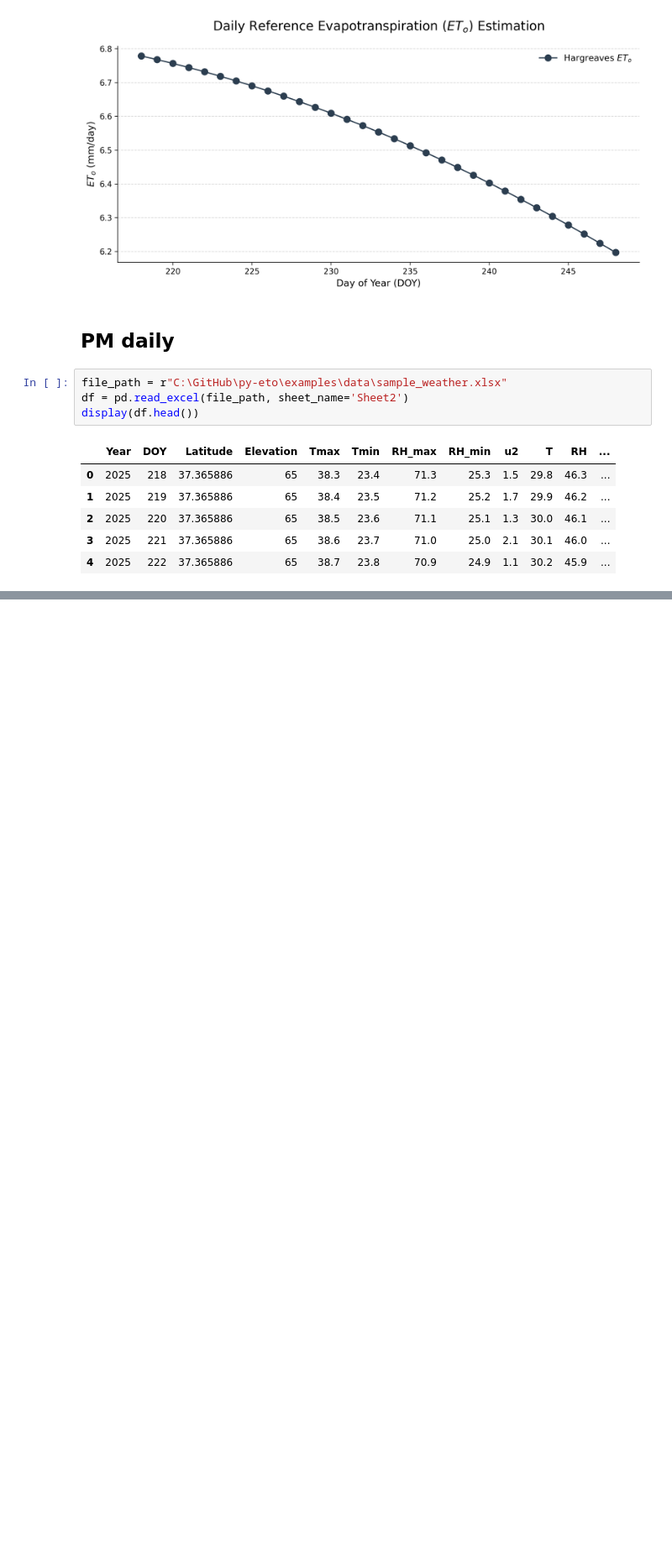
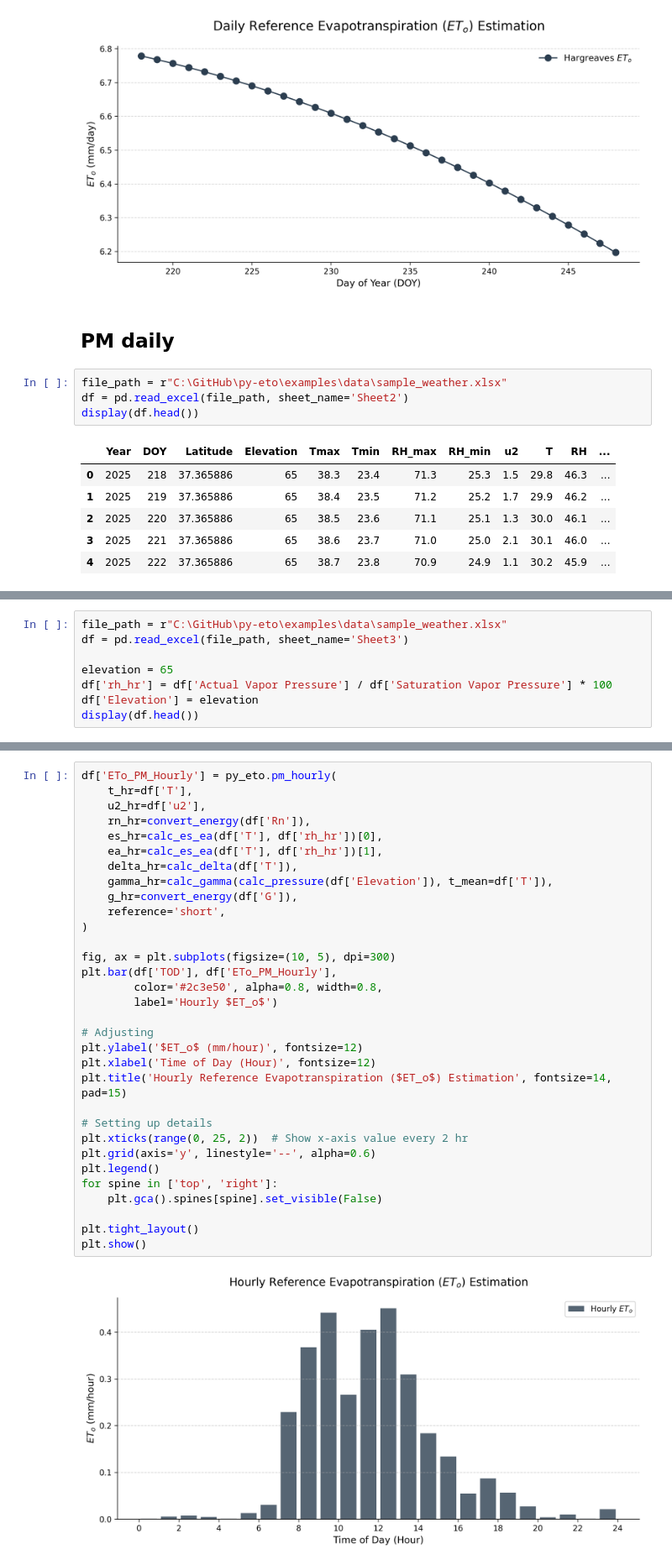
Before and after one commit to RuiGao9/py-eto, a Jupyter notebook: examples/eto_playground.ipynb, the cells around one changed output, grey strips where cells are left out. Shown at 84% size. Cells and saved outputs as stored; diff of their text form; blank space fills up the shorter version.

```diff
--- a/examples/eto_playground.ipynb
+++ b/examples/eto_playground.ipynb
@@ -99,0 +102,8 @@ plt.show()
+# %%
+file_path = r"C:\GitHub\py-eto\examples\data\sample_weather.xlsx"
+df = pd.read_excel(file_path, sheet_name='Sheet3')
+
+elevation = 65
+df['rh_hr'] = df['Actual Vapor Pressure'] / df['Saturation Vapor Pressure'] * 100
+df['Elevation'] = elevation
+display(df.head())
@@ -99,0 +118,34 @@ plt.show()
+# %%
+df['ETo_PM_Hourly'] = py_eto.pm_hourly(
+    t_hr=df['T'],
+    u2_hr=df['u2'],
+    rn_hr=convert_energy(df['Rn']),
+    es_hr=calc_es_ea(df['T'], df['rh_hr'])[0],
+    ea_hr=calc_es_ea(df['T'], df['rh_hr'])[1],
+    delta_hr=calc_delta(df['T']),
+    gamma_hr=calc_gamma(calc_pressure(df['Elevation']), t_mean=df['T']),
+    g_hr=convert_energy(df['G']),
+    reference='short',
+)
+
+fig, ax = plt.subplots(figsize=(10, 5), dpi=300)
+plt.bar(df['TOD'], df['ETo_PM_Hourly'],
+        color='#2c3e50', alpha=0.8, width=0.8,
+        label='Hourly $ET_o$')
+
+# Adjusting
+plt.ylabel('$ET_o$ (mm/hour)', fontsize=12)
+plt.xlabel('Time of Day (Hour)', fontsize=12)
+plt.title('Hourly Reference Evapotranspiration ($ET_o$) Estimation', fontsize=14, pad=15)
+
+# Setting up details
+plt.xticks(range(0, 25, 2))  # Show x-axis value every 2 hr
+plt.grid(axis='y', linestyle='--', alpha=0.6)
+plt.legend()
+for spine in ['top', 'right']:
+    plt.gca().spines[spine].set_visible(False)
+
+plt.tight_layout()
+plt.show()
+# %% [output]
+[figure, added]
```
Also changed, not shown: parts of 4 cells of this notebook, 4 other files.
